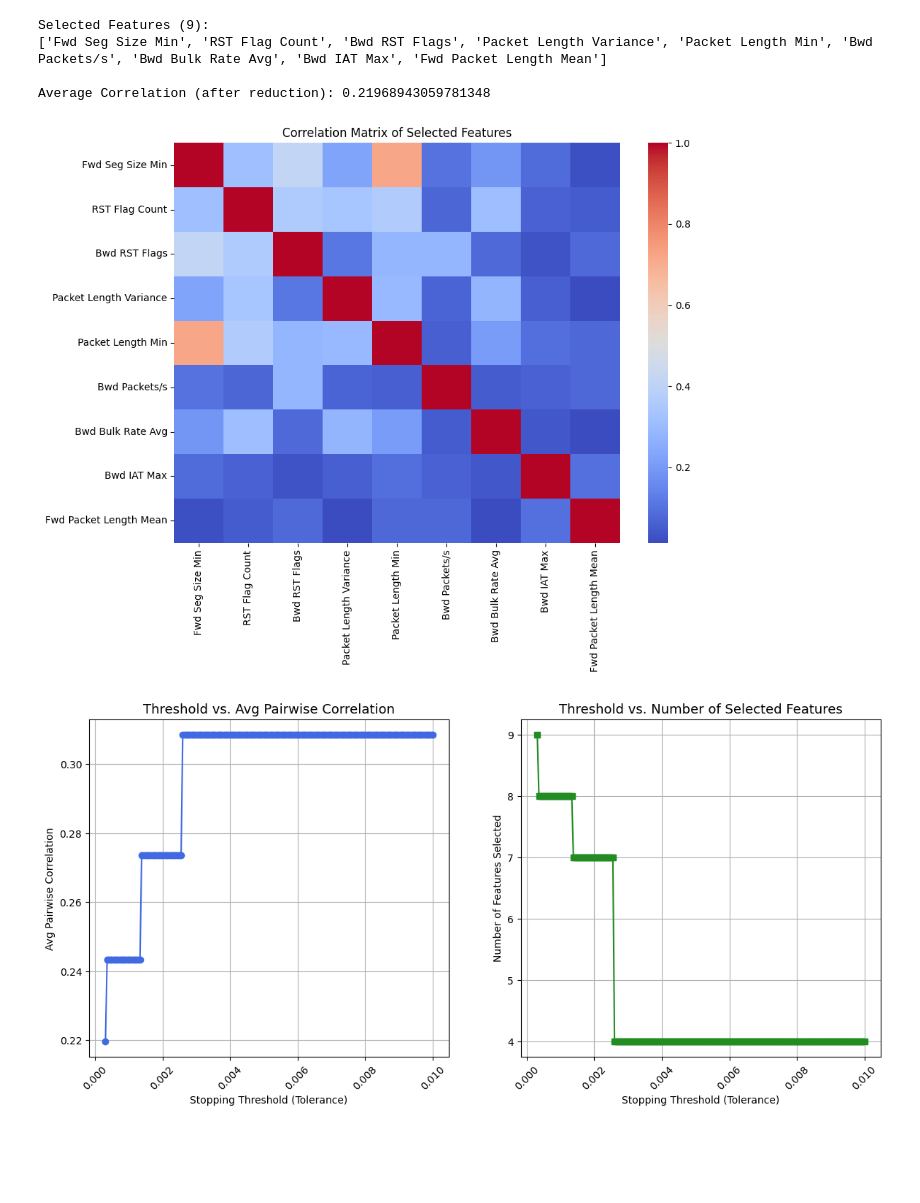
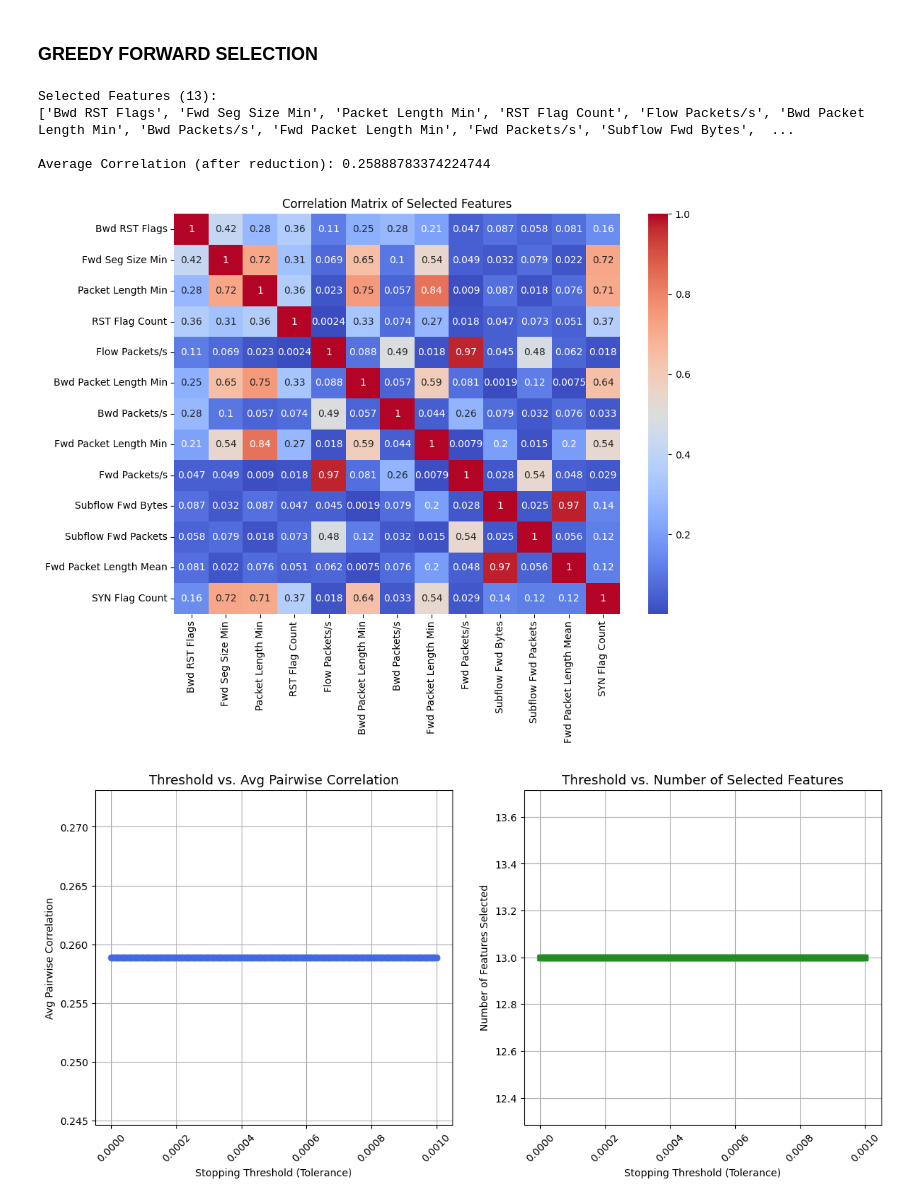
Before and after one commit to sav-1305/CIC-IDS-2017-ML-Optimization, a Jupyter notebook: 2.2-Correlation-FS.ipynb, the cells around one changed output. Drawn from its saved outputs; the diff is of its cells as text; code cells hidden in the pictures; blank space fills up the shorter version.

```diff
--- a/2.2-Correlation-FS.ipynb
+++ b/2.2-Correlation-FS.ipynb
@@ -5,8 +5,8 @@ import seaborn as sns
 import matplotlib.pyplot as plt
 # %%
 df_features = pd.read_csv(r"1.1-Output/ProcessedFeatures.csv")
-df_labels = pd.read_csv(r"1.0-Output/AllDaysCombinedLabels.csv")
-df_attempted = pd.read_csv(r"1.0-Output/AllDaysCombinedAttemptedBool.csv")
+df_labels = pd.read_csv(r"1.1-Output/ProcessedLabels.csv")
+df_attempted = pd.read_csv(r"1.1-Output/ProcessedAttemptedBool.csv")
 # %%
 df_labels.loc[df_attempted['Attempted Category'] != -1, 'Label'] = 'BENIGN'
 # %%
@@ -25,3 +34,5 @@ correlation_matrix = df_features.corr().abs()
+# %% [markdown]
+### GREEDY FORWARD SELECTION
 # %%
 def greedy_forward_selection(corr_matrix, corr_with_target, tolerance=1e-3):
     """
@@ -46,6 +57,8 @@ def greedy_forward_selection(corr_matrix, corr_with_target, tolerance=1e-3):
     remaining_features = list(corr_with_target.index)
     selected_features = []
     prev_best_merit = 0
+    # uncomment to control the effect of inter-feature redundancy
+    alpha = 0.1
 
     while remaining_features:
         best_merit = -1
@@ -70,7 +83,9 @@ def greedy_forward_selection(corr_matrix, corr_with_target, tolerance=1e-3):
                 r_ff = np.mean(r_vals) if r_vals else 0
 
             # Merit Function
-            merit = (k * r_cf) / np.sqrt(k + k * (k - 1) * r_ff) if r_ff < 1 else 0
+            # merit = (k * r_cf) / np.sqrt(k + k * (k - 1) * r_ff) if r_ff < 1 else 0
+            # uncomment to control the effect of inter-feature redundancy
+            merit = (k * r_cf) / np.sqrt(k + k * alpha * (k - 1) * r_ff) if r_ff < 1 else 0
 
             if merit > best_merit:
                 best_merit = merit
@@ -94,33 +109,33 @@ def greedy_forward_selection(corr_matrix, corr_with_target, tolerance=1e-3):
 
     return selected_features, avg_corr
 # %%
-selected_features, avg_corr = greedy_forward_selection(
+selected_features_1, avg_corr_1 = greedy_forward_selection(
     correlation_matrix,
     corr_with_target,
-    tolerance=3.175e-4)
+    tolerance=1e-4)
 
-print(f"Selected Features ({(len(selected_features))}):\n{selected_features}")
+print(f"Selected Features ({(len(selected_features_1))}):\n{selected_features_1}")
 
-print("\nAverage Correlation (after reduction):", avg_corr)
+print("\nAverage Correlation (after reduction):", avg_corr_1)
 # %% [output]
-Selected Features (9):
-['Fwd Seg Size Min', 'RST Flag Count', 'Bwd RST Flags', 'Packet Length Variance', 'Packet Length Min', 'Bwd Packets/s', 'Bwd Bulk Rate Avg', 'Bwd IAT Max', 'Fwd Packet Length Mean']
+Selected Features (13):
+['Bwd RST Flags', 'Fwd Seg Size Min', 'Packet Length Min', 'RST Flag Count', 'Flow Packets/s', 'Bwd Packet Length Min', 'Bwd Packets/s', 'Fwd Packet Length Min', 'Fwd Packets/s', 'Subflow Fwd Bytes',  ...
 
-Average Correlation (after reduction): 0.21968943059781348
+Average Correlation (after reduction): 0.25888783374224744
 # %%
 # Compute correlation matrix for selected features
-selected_corr_matrix = df[selected_features].corr().abs()
+selected_corr_matrix = df[selected_features_1].corr().abs()
 
 # Plot heatmap
 plt.figure(figsize=(10, 8))
-sns.heatmap(selected_corr_matrix, cmap='coolwarm', annot=False)
+sns.heatmap(selected_corr_matrix, cmap='coolwarm', annot=True)
 plt.title("Correlation Matrix of Selected Features")
 plt.tight_layout()
 plt.show()
 # %% [output]
-[figure, old version]
+[figure, new version]
 # %%
-thresholds = np.linspace(3.1e-4, 1e-2, 200)
+thresholds = np.linspace(1e-7, 1e-3, 200)
 # thresholds = np.linspace(1e-4, 1e-2, 100)
 
 avg_corrs = []
@@ -154,4 +169,4 @@ axes[1].tick_params(axis='x', rotation=45)
 
 plt.show()
 # %% [output]
-[figure, old version]
+[figure, new version]
```
Also changed, not shown: parts of 5 cells of this notebook, 3 other files.
